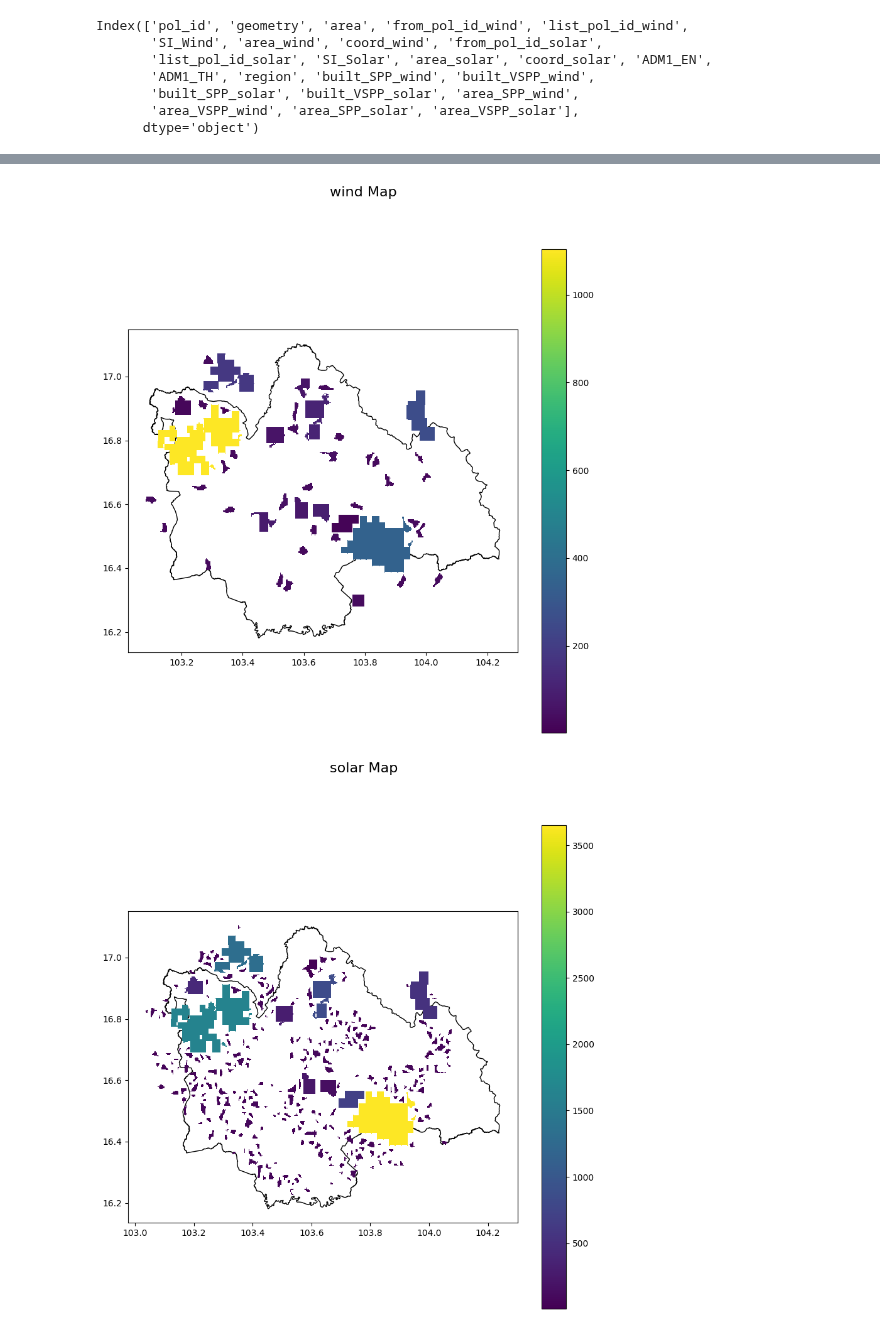
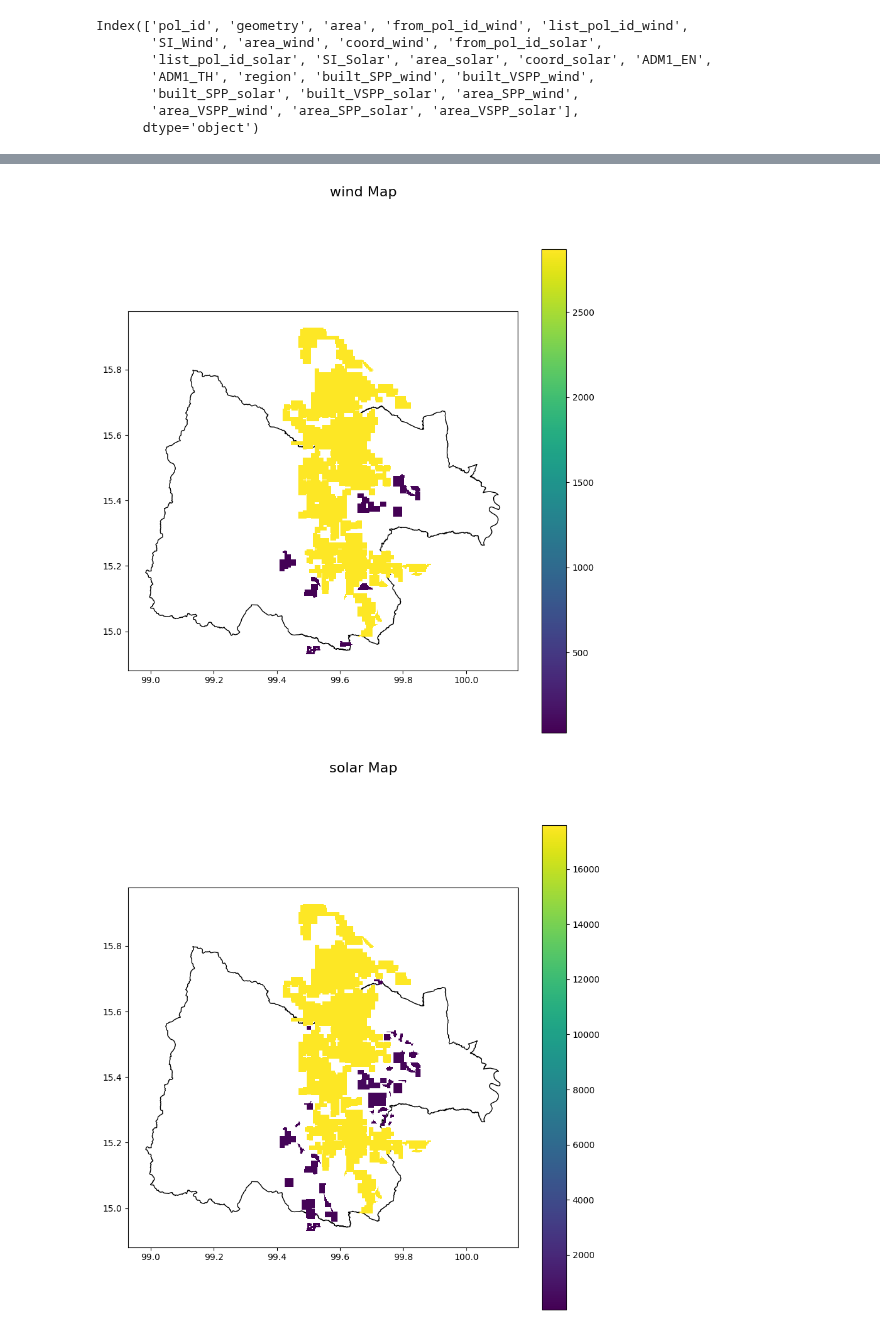
Before and after one commit to NarasetS/REPowerPlant_Siting, a Jupyter notebook: 12_SI_InvestmentMap_SolarWind.ipynb, the cells around one changed output, grey strips where cells are left out. Cells and saved outputs as stored; diff of their text form; code cells hidden in the pictures.

```diff
--- a/12_SI_InvestmentMap_SolarWind.ipynb
+++ b/12_SI_InvestmentMap_SolarWind.ipynb
@@ -388,25 +384,25 @@ except:
 # %%
-province = 'กาฬสินธุ์'
+province = 'อุทัยธานี'
 thailandmap = gpd.read_file('Data\\tha_admbnda_adm1_rtsd_20220121\\tha_admbnda_adm1_rtsd_20220121.shp')
 thailandmap.crs = {'init': 'epsg:4326'}
 specificarea = thailandmap.loc[thailandmap['ADM1_TH'] == province]
 bound = specificarea.unary_union.bounds
 
 
 try:
     fig, ax = plt.subplots(figsize=(10,10))
     fig.suptitle('wind Map', fontsize=16)
     specificarea.plot(ax = ax, color='none', edgecolor = 'black', zorder = 0)
     df.loc[(df['capacity_wind'] > 0) & (df['ADM1_TH'] == province)].plot(ax = ax,legend=True,zorder = 2,column = 'capacity_wind')
 except:
     None
 try:
     fig, ax = plt.subplots(figsize=(10,10))
     fig.suptitle('solar Map', fontsize=16)
     specificarea.plot(ax = ax, color='none', edgecolor = 'black', zorder = 0)
     df.loc[(df['capacity_solar'] > 0) & (df['ADM1_TH'] == province)].plot(ax = ax,legend=True,zorder = 3,column = 'capacity_solar')
 except:
     None
 # %% [output]
-[figure, old version]
+[figure, new version]
-[figure, old version]
+[figure, new version]
```
Also changed, not shown: parts of 6 cells of this notebook, 4 other files.
